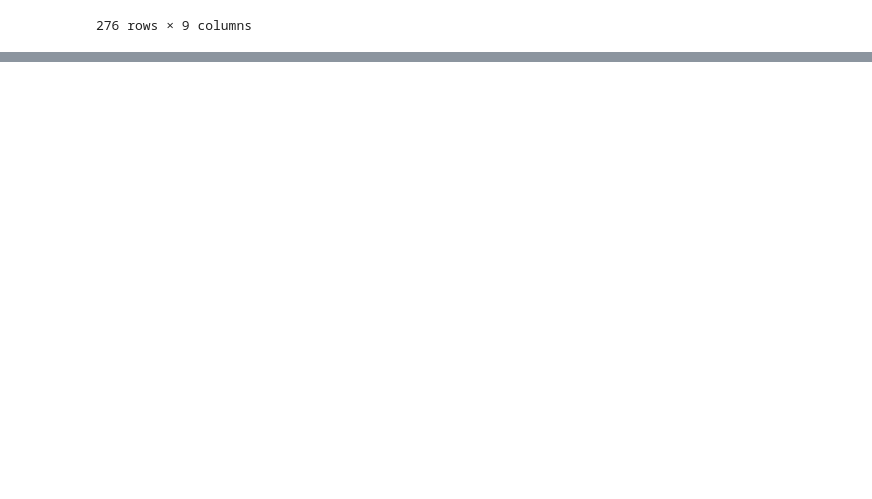
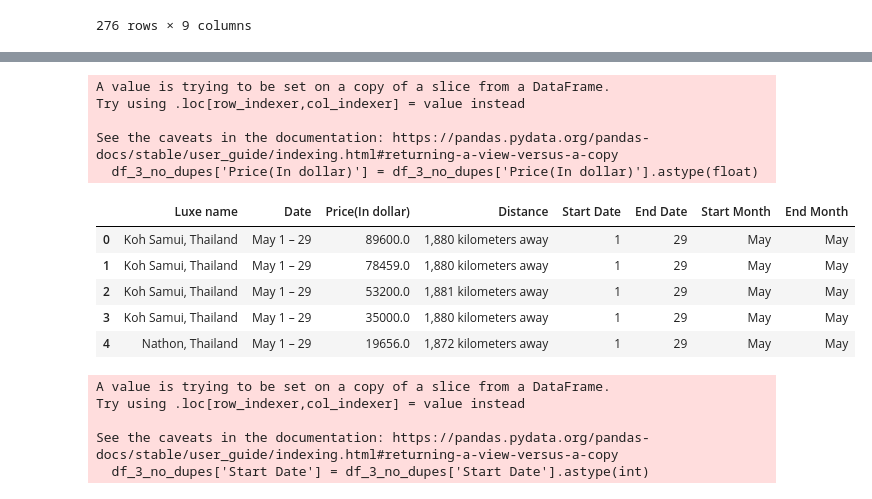
Before and after one commit to nvnehemias/airbnb-analytics-portfolio, a Jupyter notebook: airbnb-analytics-portfolio/notebooks/01_airbnb_exploratory_data_analysis.ipynb, the cells around one changed output, grey strips where cells are left out. Drawn from its saved outputs; the diff is of its cells as text; code cells hidden in the pictures; blank space fills up the shorter version.

```diff
--- a/airbnb-analytics-portfolio/notebooks/01_airbnb_exploratory_data_analysis.ipynb
+++ b/airbnb-analytics-portfolio/notebooks/01_airbnb_exploratory_data_analysis.ipynb
@@ -453,0 +546,2 @@ df_2
+# %%
+df_3_no_dupes['End Month'] = df_3_no_dupes['End Month'].fillna(df_3_no_dupes['Start Month'])
@@ -453,0 +554,2 @@ df_2
+# %%
+df_3_no_dupes['Start Date'] = df_3_no_dupes['Start Date'].str.split(' ', expand = True)[1]
@@ -453,0 +562,2 @@ df_2
+# %%
+df_3_no_dupes['Price(In dollar)'] = df_3_no_dupes['Price(In dollar)'].str.replace(',','')
@@ -453,0 +570,25 @@ df_2
+# %%
+df_3_no_dupes['Price(In dollar)'] = df_3_no_dupes['Price(In dollar)'].astype(float)
+# %% [output]
+A value is trying to be set on a copy of a slice from a DataFrame.
+Try using .loc[row_indexer,col_indexer] = value instead
+
+See the caveats in the documentation: https://pandas.pydata.org/pandas-docs/stable/user_guide/indexing.html#returning-a-view-versus-a-copy
+  df_3_no_dupes['Price(In dollar)'] = df_3_no_dupes['Price(In dollar)'].astype(float)
+# %%
+df_3_no_dupes.head()
+# %% [output]
+|  | Luxe name | Date | Price(In dollar) | Distance | Start Date | End Date | Start Month | End Month |
+| 0 | Koh Samui, Thailand | May 1 – 29 | 89600.0 | 1,880 kilometers away | 1 | 29 | May | May |
+| 1 | Koh Samui, Thailand | May 1 – 29 | 78459.0 | 1,880 kilometers away | 1 | 29 | May | May |
+| 2 | Koh Samui, Thailand | May 1 – 29 | 53200.0 | 1,881 kilometers away | 1 | 29 | May | May |
+| 3 | Koh Samui, Thailand | May 1 – 29 | 35000.0 | 1,880 kilometers away | 1 | 29 | May | May |
+| 4 | Nathon, Thailand | May 1 – 29 | 19656.0 | 1,872 kilometers away | 1 | 29 | May | May |
+# %%
+df_3_no_dupes['Start Date'] = df_3_no_dupes['Start Date'].astype(int)
+# %% [output]
+A value is trying to be set on a copy of a slice from a DataFrame.
+Try using .loc[row_indexer,col_indexer] = value instead
+
+See the caveats in the documentation: https://pandas.pydata.org/pandas-docs/stable/user_guide/indexing.html#returning-a-view-versus-a-copy
+  df_3_no_dupes['Start Date'] = df_3_no_dupes['Start Date'].astype(int)
```
Also changed, not shown: parts of 23 cells of this notebook, 1 other file.
